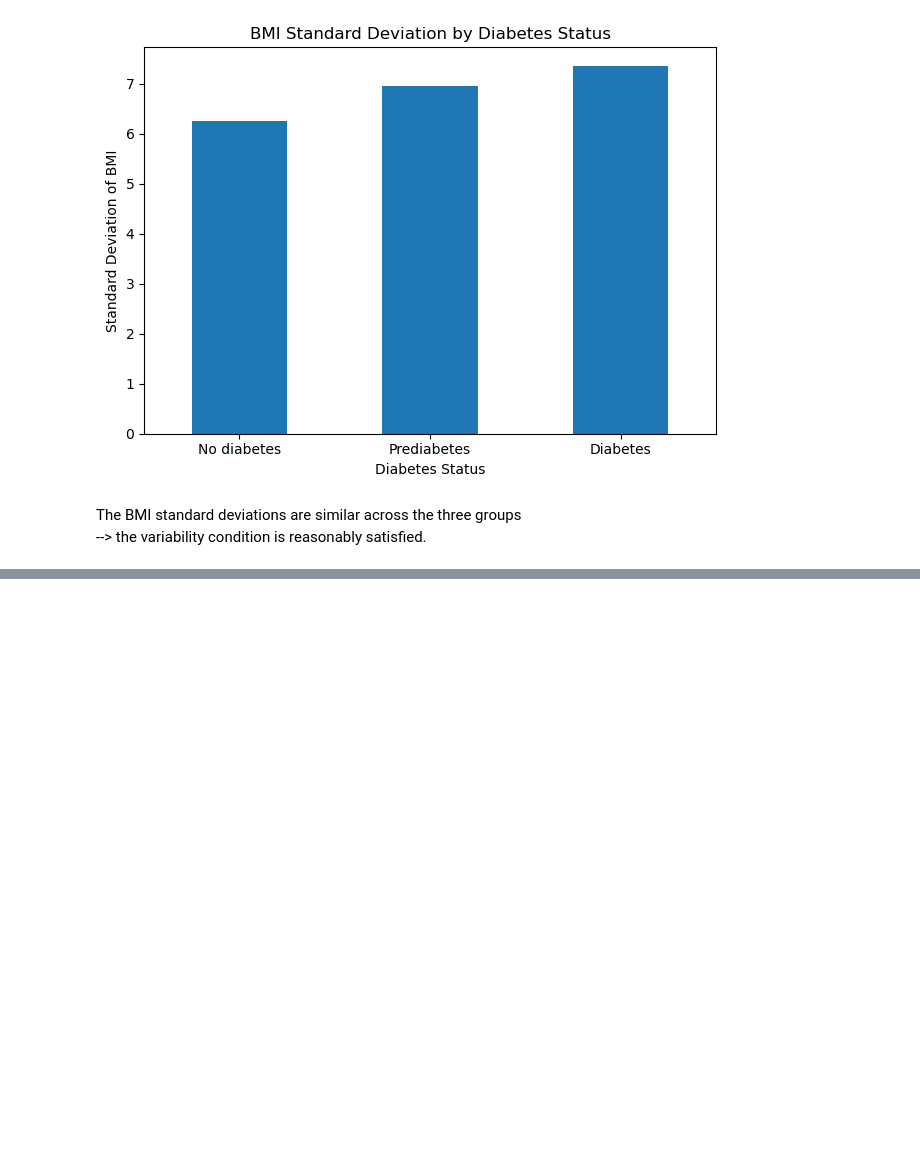
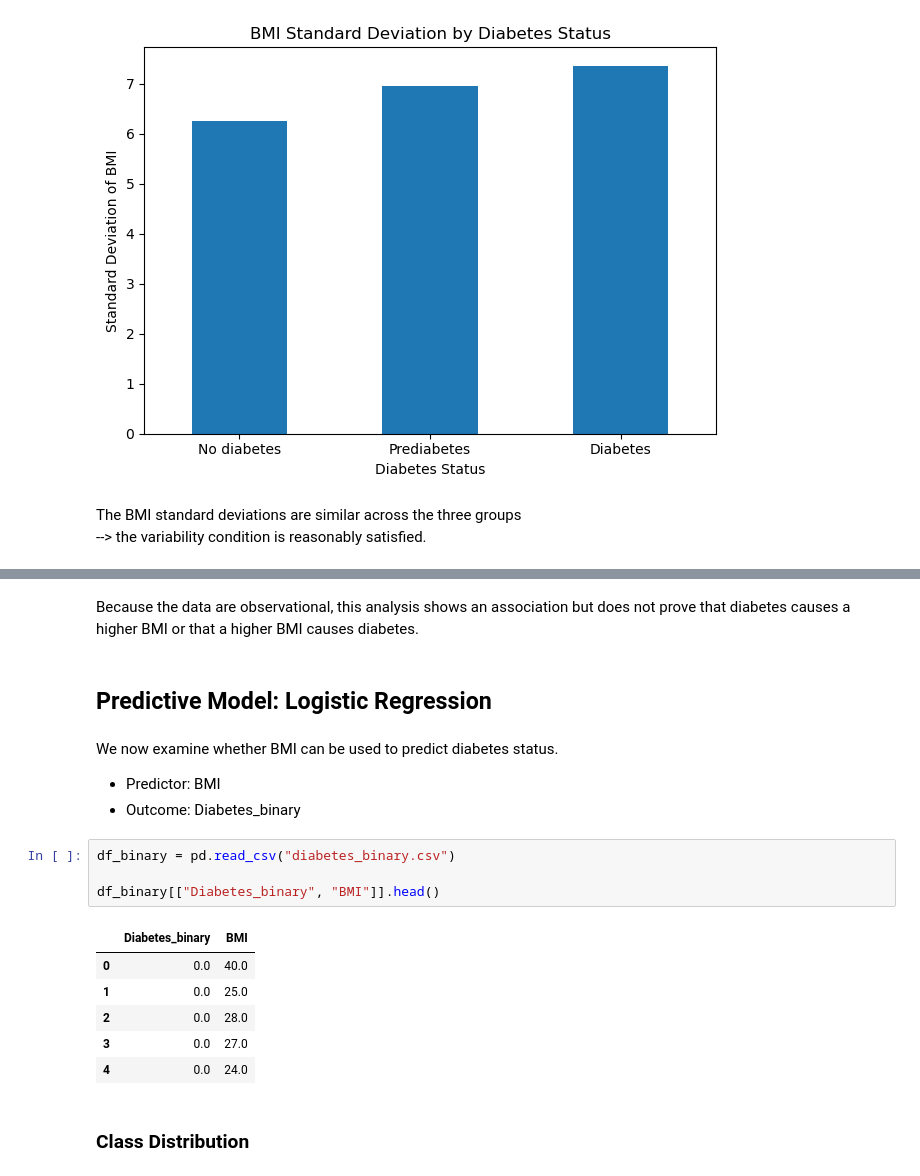
Before and after one commit to EvanGalea2/Diabetes-Statistical-Analysis, a Jupyter notebook: Analysis - Fatma.ipynb, the cells around one changed output, grey strips where cells are left out. Saved outputs shown, nothing was run; the diff lists cells and outputs as text; blank space fills up the shorter version.

```diff
--- a/Analysis - Fatma.ipynb
+++ b/Analysis - Fatma.ipynb
@@ -338,0 +385,22 @@ The BMI standard deviations are similar across the three groups
+# %% [markdown]
+Because the data are observational, this analysis shows an association but does not prove that diabetes causes a higher BMI or that a higher BMI causes diabetes.
+# %% [markdown]
+## Predictive Model: Logistic Regression
+# %% [markdown]
+We now examine whether BMI can be used to predict diabetes status.
+
+- Predictor: BMI
+- Outcome: Diabetes_binary
+# %%
+df_binary = pd.read_csv("diabetes_binary.csv")
+
+df_binary[["Diabetes_binary", "BMI"]].head()
+# %% [output]
+|  | Diabetes_binary | BMI |
+| 0 | 0.0 | 40.0 |
+| 1 | 0.0 | 25.0 |
+| 2 | 0.0 | 28.0 |
+| 3 | 0.0 | 27.0 |
+| 4 | 0.0 | 24.0 |
+# %% [markdown]
+### Class Distribution
```
Also changed, not shown: parts of 52 cells of this notebook.
